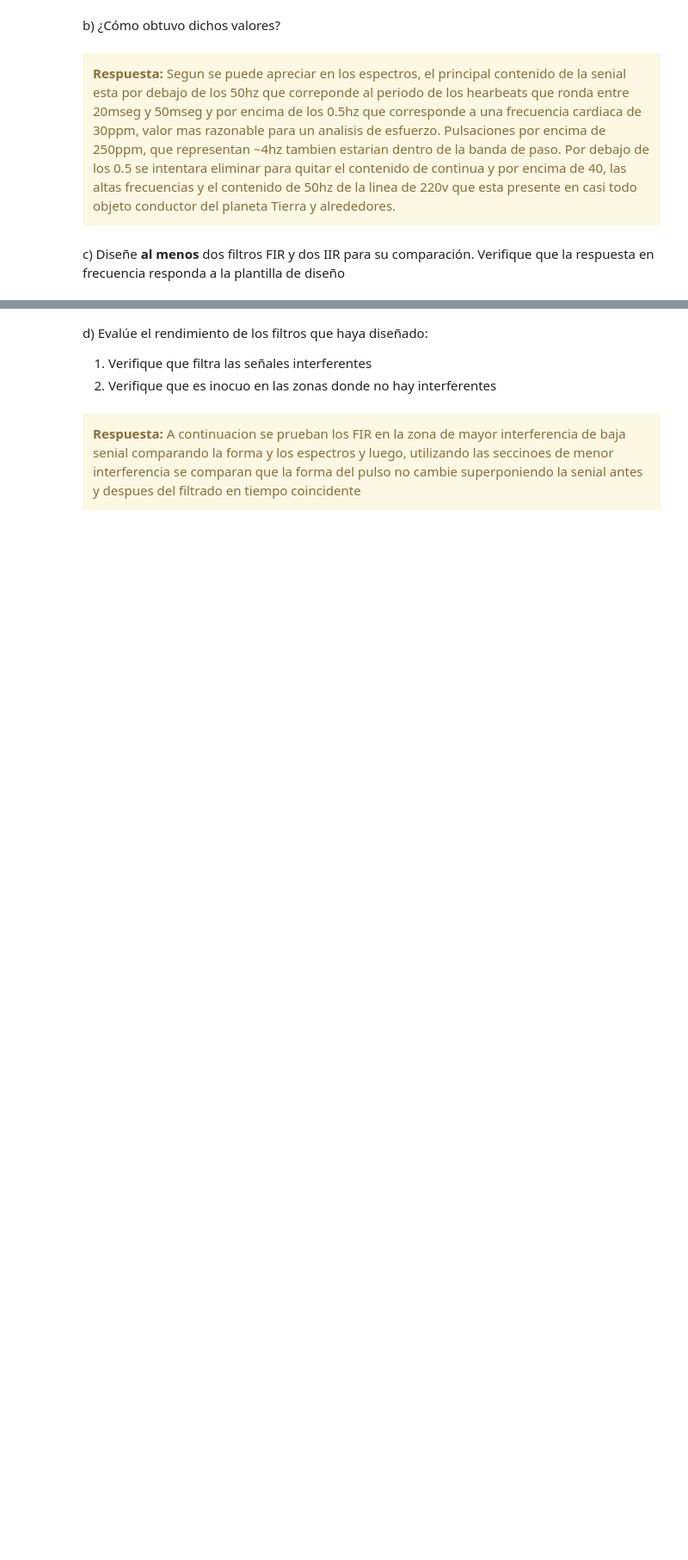
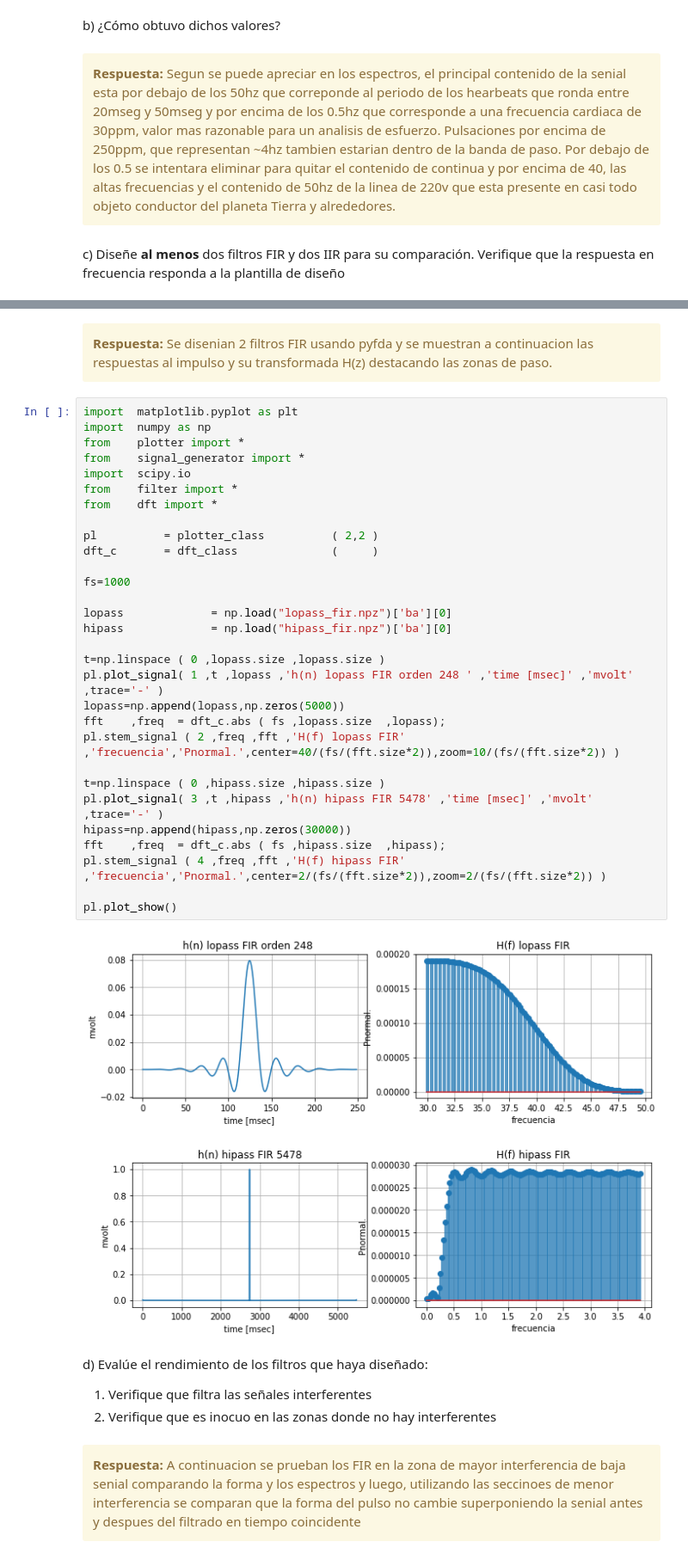
Before and after one commit to pslavkin/mse_15psf, a Jupyter notebook: tp2/TP2 - Filtrado.ipynb, the cells around one changed output, grey strips where cells are left out. Shown at 86% size. Drawn from its saved outputs; the diff is of its cells as text; blank space fills up the shorter version.

```diff
--- a/tp2/TP2 - Filtrado.ipynb
+++ b/tp2/TP2 - Filtrado.ipynb
@@ -325,3 +317,38 @@ Pasaaltos equripple, orden 5478!!!
+# %% [markdown]
+<div class="alert alert-block alert-warning">
+<b>Respuesta:</b> Se disenian 2 filtros FIR usando pyfda y se muestran a continuacion las respuestas al impulso y su transformada H(z) destacando las zonas de paso.</div>
+# %%
+import  matplotlib.pyplot as plt
+import  numpy as np
+from    plotter import *
+from    signal_generator import *
+import  scipy.io
+from    filter import *
+from    dft import *
+
+pl          = plotter_class          ( 2,2 )
+dft_c       = dft_class              (     )
+
+fs=1000
+
+lopass             = np.load("lopass_fir.npz")['ba'][0]
+hipass             = np.load("hipass_fir.npz")['ba'][0]
+
+t=np.linspace ( 0 ,lopass.size ,lopass.size )
+pl.plot_signal( 1 ,t ,lopass ,'h(n) lopass FIR orden 248 ' ,'time [msec]' ,'mvolt' ,trace='-' )
+lopass=np.append(lopass,np.zeros(5000))
+fft    ,freq  = dft_c.abs ( fs ,lopass.size  ,lopass);
+pl.stem_signal ( 2 ,freq ,fft ,'H(f) lopass FIR' ,'frecuencia','Pnormal.',center=40/(fs/(fft.size*2)),zoom=10/(fs/(fft.size*2)) )
+
+t=np.linspace ( 0 ,hipass.size ,hipass.size )
+pl.plot_signal( 3 ,t ,hipass ,'h(n) hipass FIR 5478' ,'time [msec]' ,'mvolt' ,trace='-' )
+hipass=np.append(hipass,np.zeros(30000))
+fft    ,freq  = dft_c.abs ( fs ,hipass.size  ,hipass);
+pl.stem_signal ( 4 ,freq ,fft ,'H(f) hipass FIR' ,'frecuencia','Pnormal.',center=2/(fs/(fft.size*2)),zoom=2/(fs/(fft.size*2)) )
+
+pl.plot_show()
+# %% [output]
+[figure, added]
 # %% [markdown]
 d) Evalúe el rendimiento de los filtros que haya diseñado:
 
```
Also changed, not shown: parts of 9 cells of this notebook, 2 other files.
